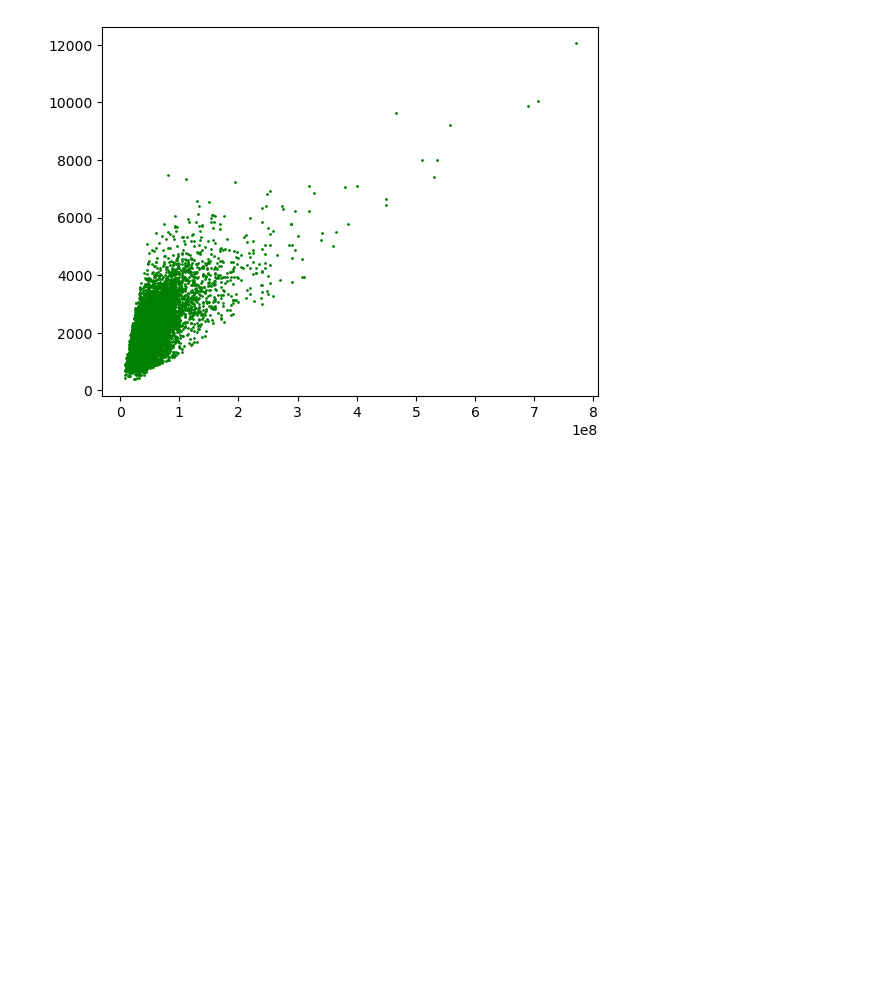
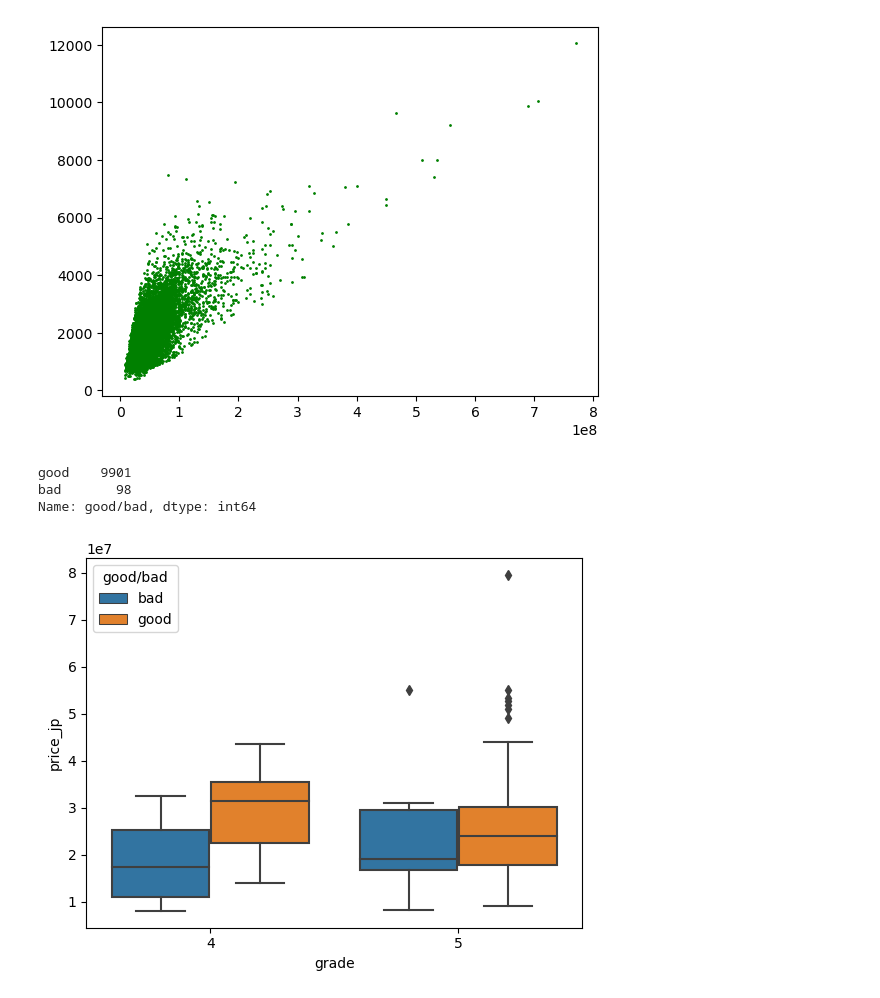
Before and after one commit to pipipik/skillup_01, a Jupyter notebook: DAY6/20240209_DAY6.ipynb, the cells around one changed output. Saved outputs shown, nothing was run; the diff lists cells and outputs as text; code cells hidden in the pictures; blank space fills up the shorter version.

```diff
--- a/DAY6/20240209_DAY6.ipynb
+++ b/DAY6/20240209_DAY6.ipynb
@@ -120,4 +120,15 @@ plt.show()
 house["good/bad"] = 0
 house.loc[house["condition"]<3, "good/bad"] = "bad"
 house.loc[house["condition"]>=3, "good/bad"] = "good"
+house["good/bad"].value_counts()
+# %% [output]
+good    9901
+bad       98
+Name: good/bad, dtype: int64
+# %%
+house_data3 = house[(house["grade"]>3) & (house["grade"]<6)]
+sns.boxplot(house_data3["grade"], house["price_jp"], hue=house_data3["good/bad"])
+plt.show()
+# %% [output]
+[figure, added]
 # %%
```
Also changed, not shown: parts of 1 cell of this notebook.
